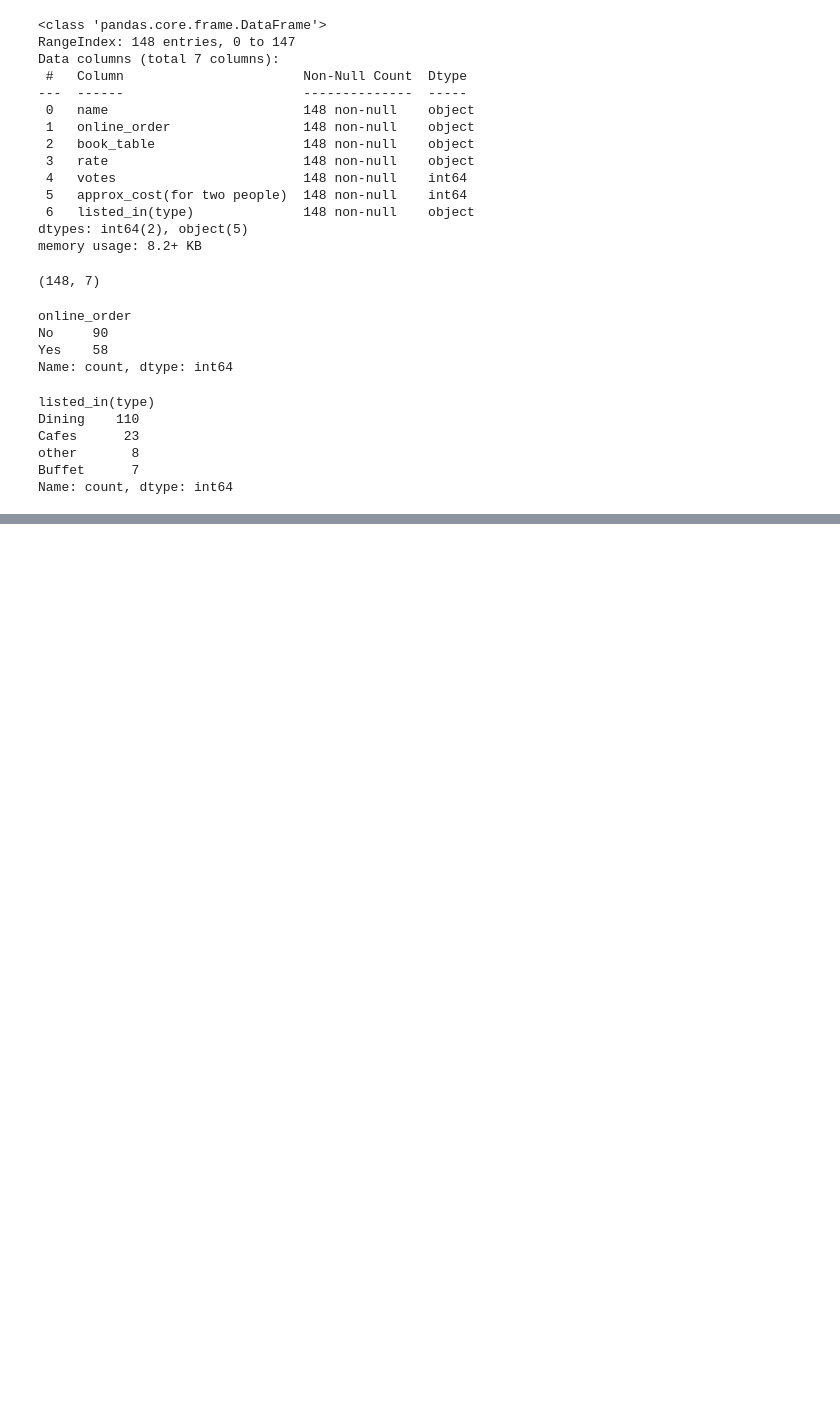
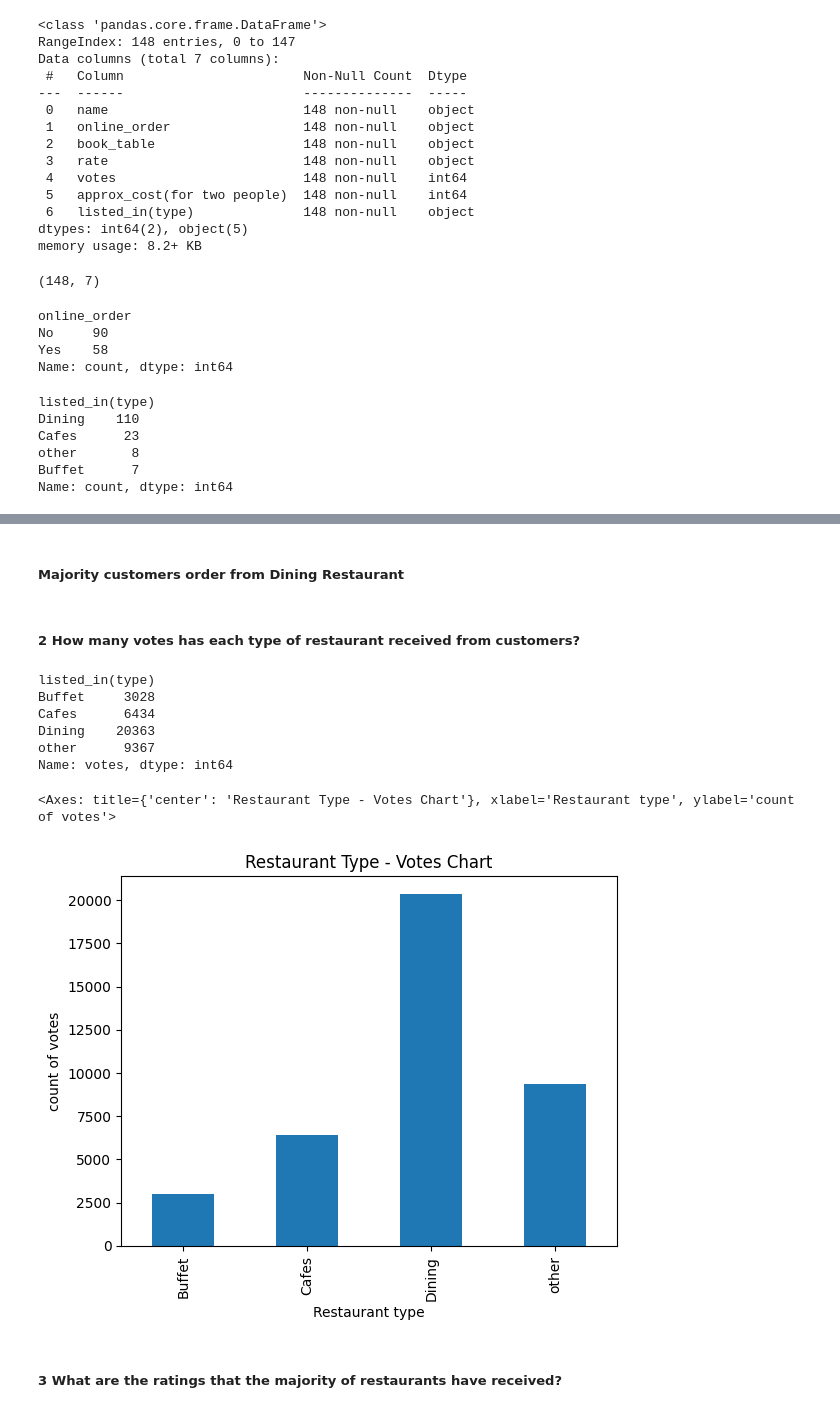
Before and after one commit to arpit-purohit01/Zomato, a Jupyter notebook: Data Processing/zomato.ipynb, the cells around one changed output, grey strips where cells are left out. Saved outputs shown, nothing was run; the diff lists cells and outputs as text; code cells hidden in the pictures; blank space fills up the shorter version.

```diff
--- a/Data Processing/zomato.ipynb
+++ b/Data Processing/zomato.ipynb
@@ -88,0 +99,4 @@ sns.countplot(x = data['listed_in(type)'])
+# %% [markdown]
+##### Majority customers order from Dining Restaurant
+# %% [markdown]
+##### 2 How many votes has each type of restaurant received from customers?
@@ -88,0 +106,17 @@ sns.countplot(x = data['listed_in(type)'])
+# %%
+category_votes = data.groupby('listed_in(type)')['votes'].sum()
+print(category_votes)
+# %% [output]
+listed_in(type)
+Buffet     3028
+Cafes      6434
+Dining    20363
+other      9367
+Name: votes, dtype: int64
+# %%
+category_votes.plot(kind='bar', xlabel="Restaurant type", ylabel='count of votes', title="Restaurant Type - Votes Chart")
+# %% [output]
+<Axes: title={'center': 'Restaurant Type - Votes Chart'}, xlabel='Restaurant type', ylabel='count of votes'>
+[figure, added]
+# %% [markdown]
+##### 3 What are the ratings that the majority of restaurants have received?
```
Also changed, not shown: parts of 13 cells of this notebook.
